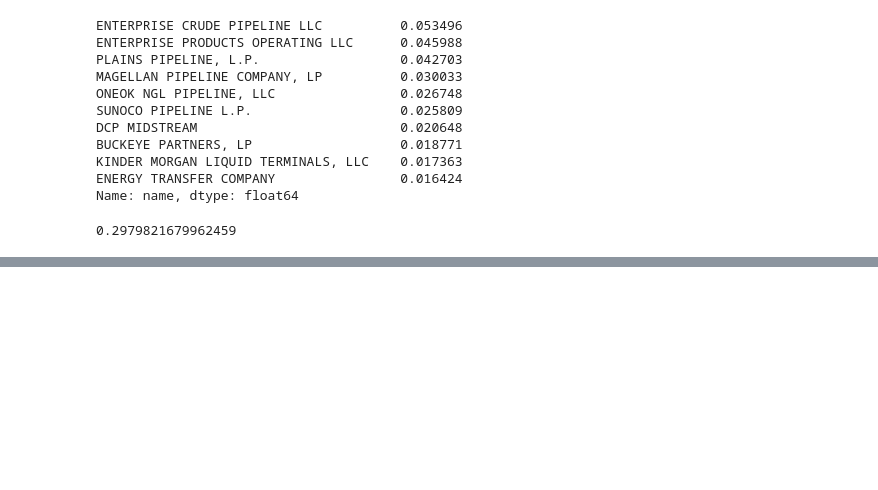
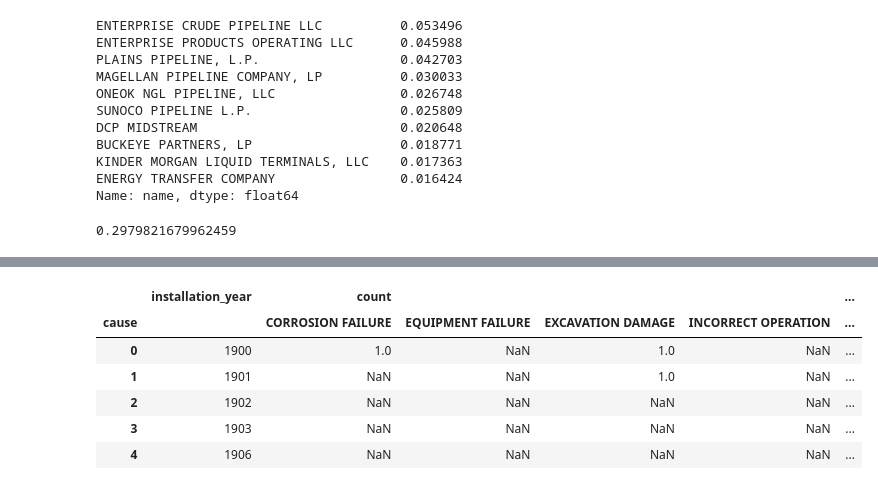
Before and after one commit to jessieblaeser/Pipeline-Incident-Map, a Jupyter notebook: analysis/Pipeline incidents since 2010 by pipeline installation year.ipynb, the cells around one changed output, grey strips where cells are left out. Drawn from its saved outputs; the diff is of its cells as text; code cells hidden in the pictures; blank space fills up the shorter version.

```diff
--- a/analysis/Looking at incident timelines.ipynb
+++ b/analysis/Pipeline incidents since 2010 by pipeline installation year.ipynb
@@ -260,0 +441,13 @@ recent_installations = df[df['installation_year'].dt.year > 2000]
+# %%
+# AREA CHART
+    # Making out long data WIDE using .pivot()
+stacked_piv2 = stacked.pivot(index='installation_year', columns='cause').reset_index()
+stacked_piv2.head()
+# %% [output]
+|  | installation_year | count |  |  |  | ... |
+| cause |  | CORROSION FAILURE | EQUIPMENT FAILURE | EXCAVATION DAMAGE | INCORRECT OPERATION | ... |
+| 0 | 1900 | 1.0 | NaN | 1.0 | NaN | ... |
+| 1 | 1901 | NaN | NaN | 1.0 | NaN | ... |
+| 2 | 1902 | NaN | NaN | NaN | NaN | ... |
+| 3 | 1903 | NaN | NaN | NaN | NaN | ... |
+| 4 | 1906 | NaN | NaN | NaN | NaN | ... |
```
Also changed, not shown: parts of 17 cells of this notebook, 5 other files.
